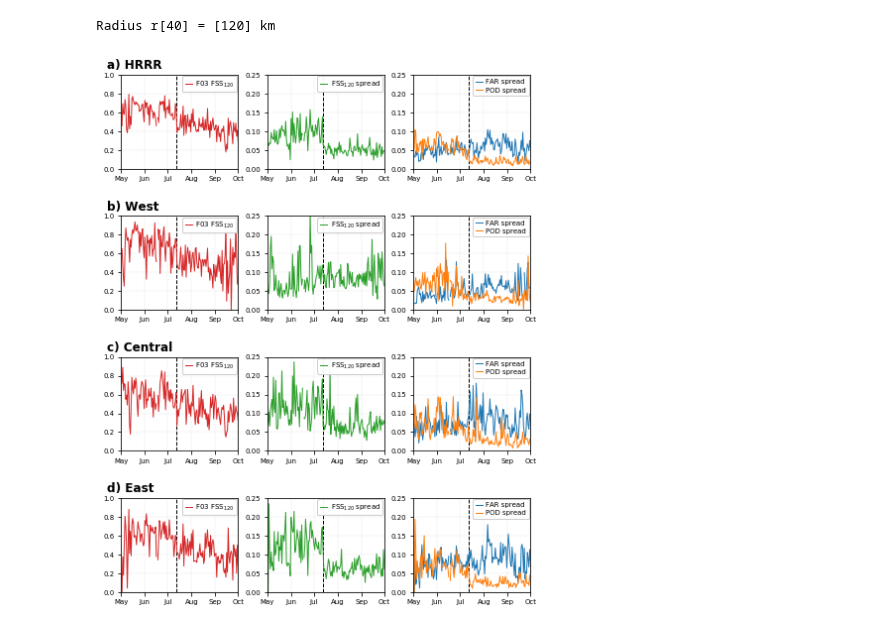
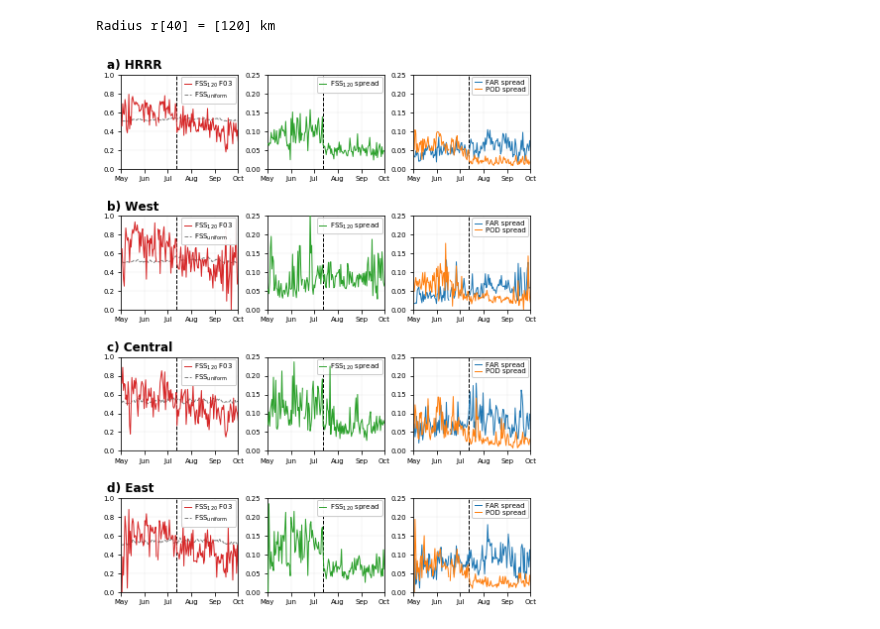
Before and after one commit to blaylockbk/pyBKB_v3, a Jupyter notebook: publications/GLM_HRRR/Fig-06_Score-Spread-Timeseries.ipynb, the cells around one changed output. Saved outputs shown, nothing was run; the diff lists cells and outputs as text; code cells hidden in the pictures.

```diff
--- a/publications/GLM_HRRR/Fig-06_Score-Spread-Timeseries.ipynb
+++ b/publications/GLM_HRRR/Fig-06_Score-Spread-Timeseries.ipynb
@@ -36,7 +36,7 @@ mpl.rcParams['grid.alpha'] = .5
 
 mpl.rcParams['legend.fontsize'] = 7
 mpl.rcParams['legend.framealpha'] = .95
-mpl.rcParams['legend.labelspacing'] = 0.3
+mpl.rcParams['legend.labelspacing'] = 0.1
 mpl.rcParams['legend.handlelength'] = 1
 mpl.rcParams['legend.handletextpad'] = 0.5
 mpl.rcParams['legend.borderaxespad'] = 0.3
@@ -93,10 +93,18 @@ def plot_add_FSS_TS(ax, fxx, radii, legend=True):
     for r in radii:
         FSS_all = get_FSS_by_hour(HOUR, MONTHS=MONTHS, radius=r)
         FSS_fxx_ts = []
+        ABCD_ts = {'A':[],
+                   'B':[],
+                   'C':[],
+                   'D':[]}
         dates = []
         for m in MONTHS:
             FSS = FSS_all[DOMAIN][m]['F%02d_FSS' % fxx]
             FSS_fxx_ts = list(FSS_fxx_ts) + list(FSS)
+
+            for i in ['A', 'B', 'C', 'D']:
+                ABCD = Table_all[DOMAIN][m]['F%02d_%s' % (fxx, i)]
+                ABCD_ts[i] = list(ABCD_ts[i]) + list(ABCD)
 
             dates = list(dates) + list(FSS_all[DOMAIN][m]['DATE'])
             # Convert dates string to Datetime object
@@ -106,12 +114,19 @@ def plot_add_FSS_TS(ax, fxx, radii, legend=True):
                     DATES = np.append(DATES, datetime.strptime(D, '%Y-%m-%d %H:%M:%S'))
                 except:
                     DATES = np.append(DATES, datetime.strptime(D, '%m/%d/%Y %H:%M'))
+
+        baseRate = base_rate(np.array(ABCD_ts['A']), np.array(ABCD_ts['B']), np.array(ABCD_ts['C']), np.array(ABCD_ts['D']))
+        FSS_uniform = 0.5 + baseRate/2
+
         plt.sca(ax)
-        plt.plot(DATES, FSS_fxx_ts, color='tab:red', label=r'F%02d FSS$\mathregular{_{%s}}$' % (fxx, r*3))
-    if legend: plt.legend()
+        plt.plot(DATES, FSS_fxx_ts, color='tab:red', label=r'FSS$\mathregular{_{%s}}$ F%02d' % (r*3,fxx), zorder=3)
+        plt.plot(DATES, FSS_uniform, color='grey', linestyle='--', label=r'FSS$\mathregular{_{uniform}}$', zorder=1)
+
+    if legend: plt.legend(labelspacing=.1)
 # %%
-def plot_add_FSS_spred(ax, radii, legend=True):
+def plot_add_FSS_spred(ax, radii=[40], legend=True):
     for r in radii:
+        plt.sca(ax)
         FSS_all = get_FSS_by_hour(HOUR, MONTHS=MONTHS, radius=r)
 
         FSS_spread_ts = []
@@ -130,10 +145,7 @@ def plot_add_FSS_spred(ax, radii, legend=True):
             except:
                 DATES = np.append(DATES, datetime.strptime(D, '%m/%d/%Y %H:%M'))
 
-        plt.sca(ax)
-        ax.plot(DATES, FSS_spread_ts, zorder=1, color='tab:green',
-                label=r'FSS$\mathregular{_{%s}}$ spread' % (r*3))
-
+        ax.plot(DATES, FSS_spread_ts, zorder=10, color='tab:green', label=r'FSS$\mathregular{_{%s}}$ spread' % (r*3))
     if legend: plt.legend()
 # %%
 def plot_add_POD_FAR_spred(ax, legend=True):
@@ -182,39 +194,34 @@ FSS_all = get_FSS_by_hour(HOUR, MONTHS=MONTHS, radius=radii)
 Table_all = get_contingency_table_by_hour(HOUR, MONTHS=MONTHS)
 
 for ax, DOMAIN, label in zip(axes, domains, labels):
     ax[0].set_title('%s %s' % (label,DOMAIN), loc='left',
                     fontweight='bold', fontsize=12,
                     position=(-.12,1))
 
-    if DOMAIN == 'HRRR':
-        legend = True
-    else:
-        legend = True
-
-    plot_add_FSS_TS(ax[0], fxx=3, radii=radii, legend=legend)
-    plot_add_FSS_spred(ax[1], radii=radii, legend=legend)
-    plot_add_POD_FAR_spred(ax[2], legend=legend)
+    plot_add_FSS_TS(ax[0], fxx=3, radii=radii)
+    plot_add_FSS_spred(ax[1], radii=radii)
+    plot_add_POD_FAR_spred(ax[2])
 
 
     plot_add_HRRR_version_line(ax[0], text=False)
     plot_add_HRRR_version_line(ax[1], text=False)
     plot_add_HRRR_version_line(ax[2], text=False)
 
     for i, a in enumerate(ax):
         a.set_xlim([datetime(2018, 5, 1), datetime(2018, 10, 1)])
         if i == 0:
             a.set_ylim([0,1])
         else:
             a.set_ylim([0,.25])
         formatter = DateFormatter('%b')
         a.xaxis.set_major_formatter(formatter)
         a.xaxis.set_major_locator(mdates.DayLocator([1]))
         a.grid(zorder=0)
 
 #fig.tight_layout()
 fig.subplots_adjust(wspace=.25, hspace=.5)
 
 plt.savefig('./figs/Fig-06_Score-Spread-Timesereis')
 # %% [output]
 Radius r[40] = [120] km
-[figure, old version]
+[figure, new version]
```
Also changed, not shown: 13 other files.
